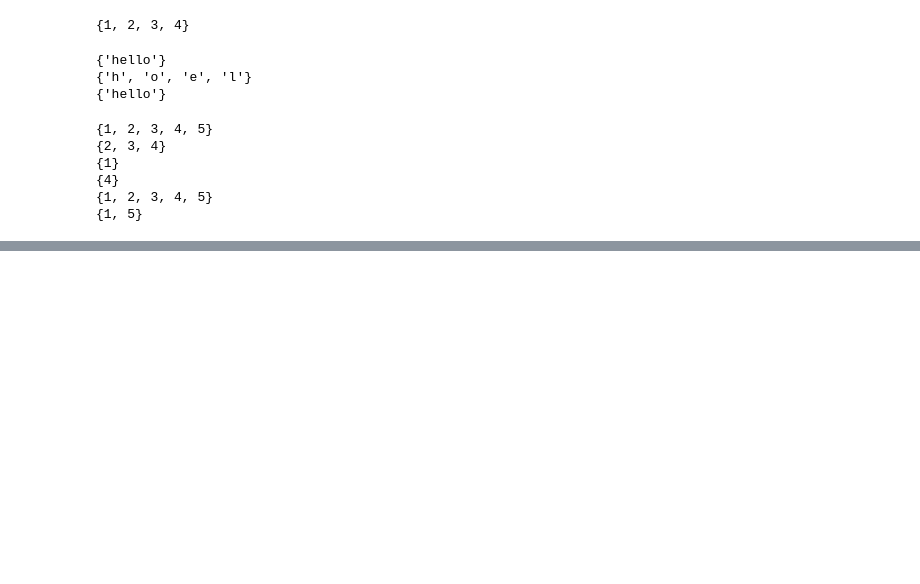
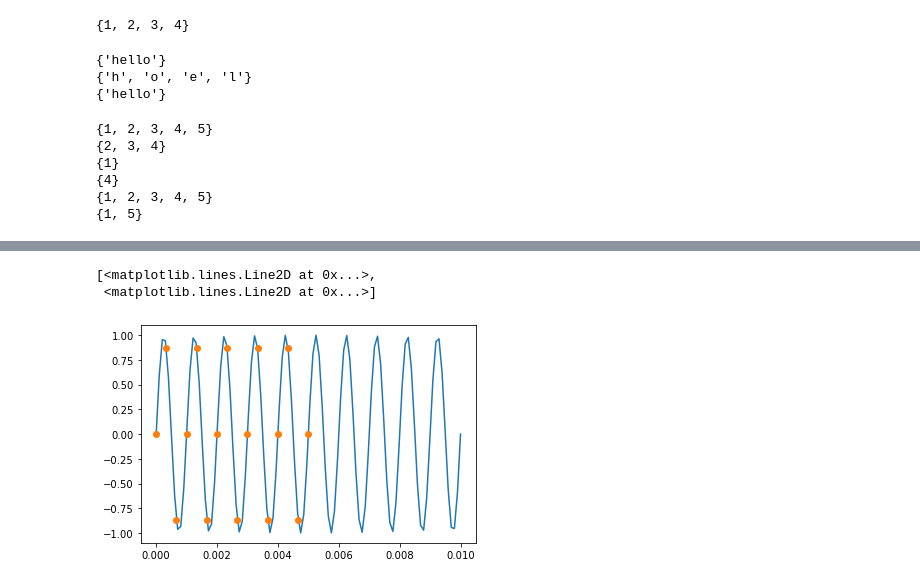
Before and after one commit to aslanistan/EE4323, a Jupyter notebook: Python_Lecture_1/Lecture_01_supplement_2/Lecture_01_supplement_2.ipynb, the cells around one changed output, grey strips where cells are left out. Saved outputs shown, nothing was run; the diff lists cells and outputs as text; code cells hidden in the pictures; blank space fills up the shorter version.

```diff
--- a/Python_Lecture_1/Lecture_01_supplement_2/Lecture_01_supplement_2.ipynb
+++ b/Python_Lecture_1/Lecture_01_supplement_2/Lecture_01_supplement_2.ipynb
@@ -715,0 +725,9 @@ print(a^b)
+# %%
+x=np.linspace(-2*np.pi,2*np.pi,100)
+# %%
+# f = 1000 Hz sin
+f=1000
+K=10
+t=np.linspace(0,K/f,1000
+x=np.sin(2*np.pi*f*t)
+plt.plot(t,x)
@@ -715,0 +736,11 @@ print(a^b)
+# %%
+N=16
+F=3*f
+T=1/F
+n=np.arange(0,N)
+xn=np.sin(2*np.pi*f*n*T)
+plt.plot(t,x,n*T,xn,'o')
+# %% [output]
+[<matplotlib.lines.Line2D at 0x...>,
+ <matplotlib.lines.Line2D at 0x...>]
+[figure, added]
```
Also changed, not shown: parts of 4 cells of this notebook, 1 other file.
